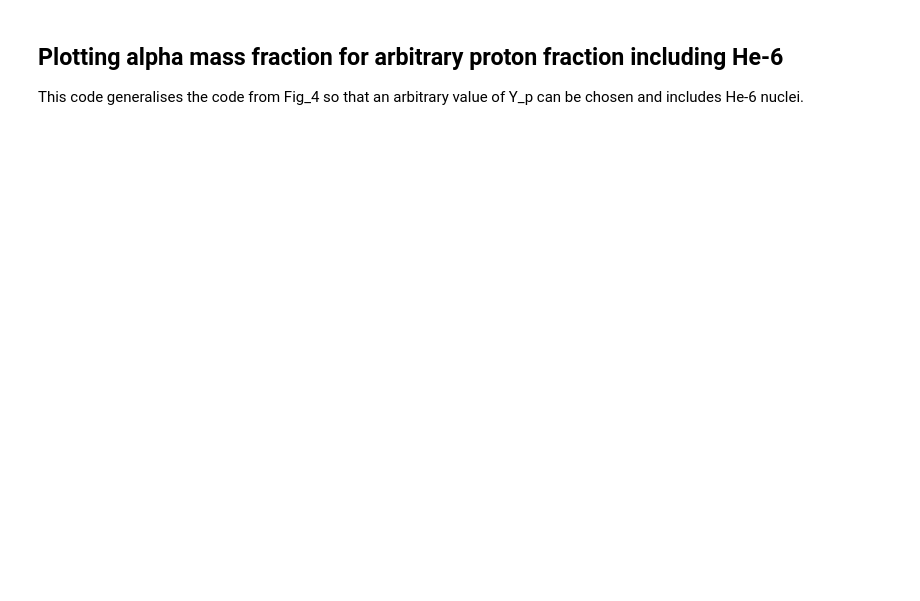
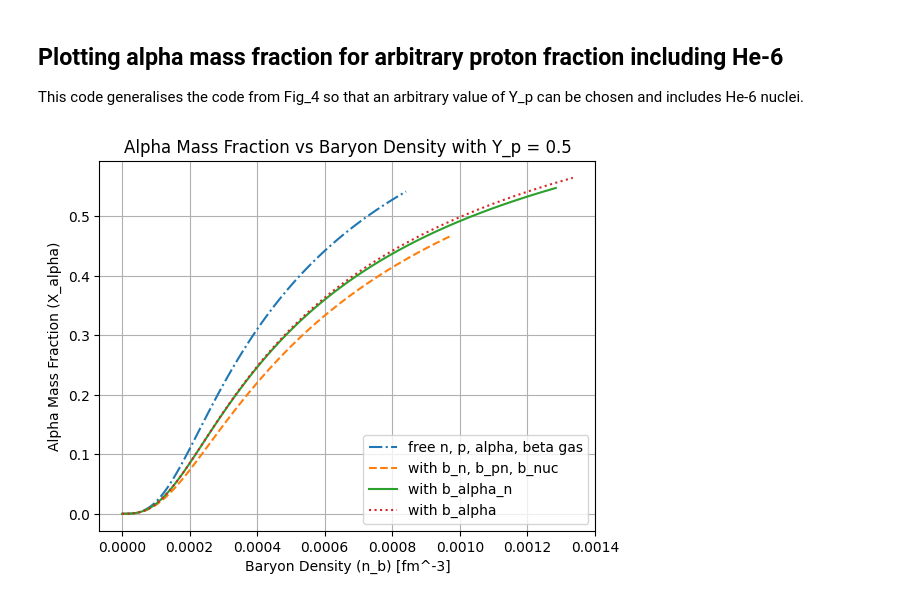
Before and after one commit to saskiahill64/Virial-Expansion, a Jupyter notebook: Fig_4_He6.ipynb, the cells around one changed output. Drawn from its saved outputs; the diff is of its cells as text; code cells hidden in the pictures; blank space fills up the shorter version.

```diff
--- a/Fig_4_He6.ipynb
+++ b/Fig_4_He6.ipynb
@@ -55,7 +55,7 @@ z_beta_1 = z_n**2 * z_alpha_1 * np.exp((E_beta - E_alpha)/T) # beta particle fug
 
 # b_n, b_pn, b_nuc quadratic coefficients
 
-a_2 = ((16*Y_p - 8)/(1 - Y_p)) * z_n**2 * np.exp(E_alpha/T) - 2 * b_n
+a_2 = (((16*Y_p - 8)/(1 - Y_p)) * z_n**2 * np.exp(E_alpha/T)) + (6*np.sqrt(6)*((3*Y_p - 1)/(1 - Y_p)) * z_n**4 * np.exp(E_beta/T)) - 2 * b_n
 b_2 = (2 * Y_p)/(1 - Y_p) * z_n * b_pn - 2 * z_n * b_pn - 1
 c_2 = (Y_p/(1 - Y_p)) * (z_n + 2 * z_n**2 * b_n)
 
@@ -75,14 +75,14 @@ z_p_3 = []
 
 for zn in z_n:
     a = (32 * Y_p - 16)/(1 - Y_p) * b_alpha_n * zn**2 * np.exp(E_alpha/T) - 8 * b_alpha_n * zn**2 * np.exp(E_alpha/T)
-    b = ((8 * Y_p)/(1 - Y_p)) * b_alpha_n * zn**3 * np.exp(E_alpha/T) + ((16 * Y_p - 8)/(1 - Y_p)) * (zn**2 * np.exp(E_alpha/T) + 2 * zn**3 * np.exp(E_alpha/T) * b_alpha_n) - 2 * b_n
+    b = ((8 * Y_p)/(1 - Y_p)) * b_alpha_n * zn**3 * np.exp(E_alpha/T) + ((16 * Y_p - 8)/(1 - Y_p)) * (zn**2 * np.exp(E_alpha/T) + 2 * zn**3 * np.exp(E_alpha/T) * b_alpha_n) + (6*np.sqrt(6)*((3*Y_p - 1)/(1 - Y_p)) * zn**4 * np.exp(E_beta/T)) - 2 * b_n
     c = ((2 * Y_p)/(1 - Y_p)) * zn * b_pn - 1 - 2 * (zn * b_pn)
     d = (Y_p/(1 - Y_p)) * (zn + 2 * zn**2 * b_n)
 
     def f(z_p):
         return a * z_p**3 + b * z_p**2 + c * z_p + d # cubic function in powers of z_p
 
-    z_p = brentq(f, 0.0, 0.05)
+    z_p = brentq(f, 0.0, 0.1)
 
     z_p_3.append(z_p)
 z_p_3 = np.array(z_p_3)
@@ -102,14 +102,14 @@ z_p_4 = []
 for zn in z_n:
     a = ((32 * Y_p - 16)/(1 - Y_p)) * b_alpha * zn**4 * np.exp(2 * E_alpha/T)
     b = (32 * Y_p - 16)/(1 - Y_p) * b_alpha_n * zn**2 * np.exp(E_alpha/T) - 8 * b_alpha_n * zn**2 * np.exp(E_alpha/T)
-    c = ((8 * Y_p)/(1 - Y_p)) * b_alpha_n * zn**3 * np.exp(E_alpha/T) + ((16 * Y_p - 8)/(1 - Y_p)) * (zn**2 * np.exp(E_alpha/T) + 2 * zn**3 * np.exp(E_alpha/T) * b_alpha_n) - 2 * b_n
+    c = ((8 * Y_p)/(1 - Y_p)) * b_alpha_n * zn**3 * np.exp(E_alpha/T) + ((16 * Y_p - 8)/(1 - Y_p)) * (zn**2 * np.exp(E_alpha/T) + 2 * zn**3 * np.exp(E_alpha/T) * b_alpha_n) + (6*np.sqrt(6)*((3*Y_p - 1)/(1 - Y_p)) * zn**4 * np.exp(E_beta/T)) - 2 * b_n
     d = ((2 * Y_p)/(1 - Y_p)) * zn * b_pn - 1 - 2 * (zn * b_pn)
     e = (Y_p/(1 - Y_p)) * (zn + 2 * zn**2 * b_n)
 
     def g(z_p):
         return a * z_p**4 + b * z_p**3 + c * z_p**2 + d * z_p + e # quartic function in powers of z_p
 
-    z_p = brentq(g, 0.0, 0.05)
+    z_p = brentq(g, 0.0, 0.1)
     z_p_4.append(z_p)
 z_p_4 = np.array(z_p_4)
 
@@ -166,13 +166,15 @@ x_alpha_4 = 4 * n_alpha_4 / n_b_4
 # %%
 # Plot results
 
-plt.plot(n_b_1, x_alpha_1, label='free n, p, alpha gas')
-plt.plot(n_b_2, x_alpha_2, label='with b_n, b_pn, b_nuc')
-plt.plot(n_b_3, x_alpha_3, label='with b_alpha_n')
-plt.plot(n_b_4, x_alpha_4, label='with b_alpha')
+plt.plot(n_b_1, x_alpha_1, label='free n, p, alpha, beta gas', linestyle='-.')
+plt.plot(n_b_2, x_alpha_2, label='with b_n, b_pn, b_nuc', linestyle='--')
+plt.plot(n_b_3, x_alpha_3, label='with b_alpha_n', linestyle='-')
+plt.plot(n_b_4, x_alpha_4, label='with b_alpha', linestyle=':')
 plt.xlabel('Baryon Density (n_b) [fm^-3]')
 plt.ylabel('Alpha Mass Fraction (X_alpha)')
 plt.title(f'Alpha Mass Fraction vs Baryon Density with Y_p = {Y_p}')
 plt.grid()
 plt.legend()
 plt.show()
+# %% [output]
+[figure, added]
```
Also changed, not shown: 1 other file.
